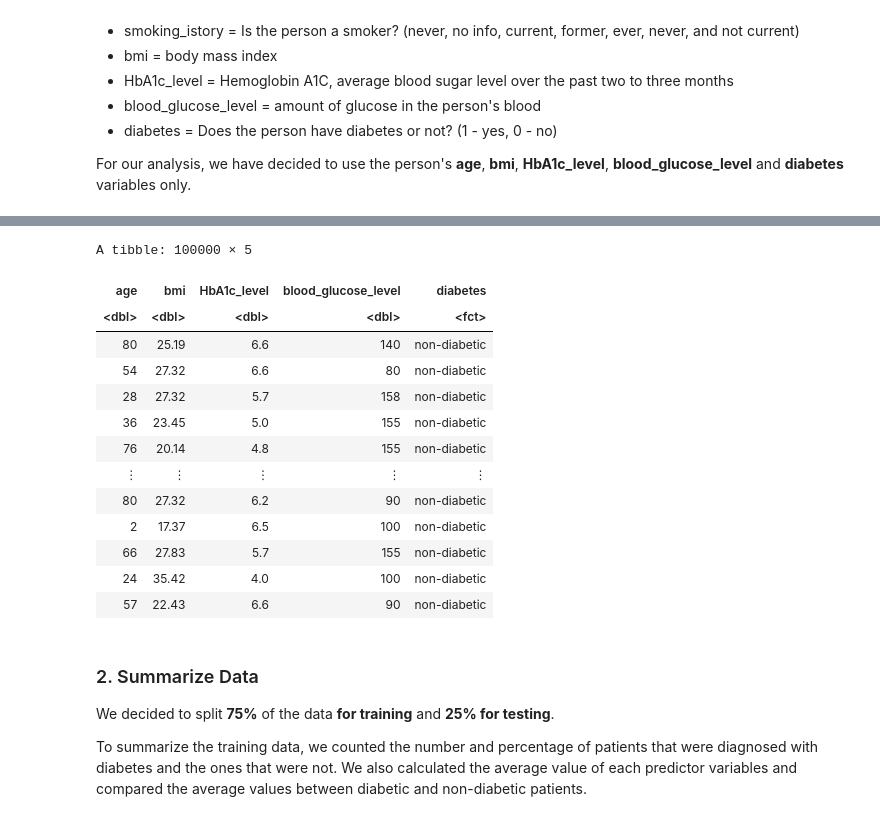
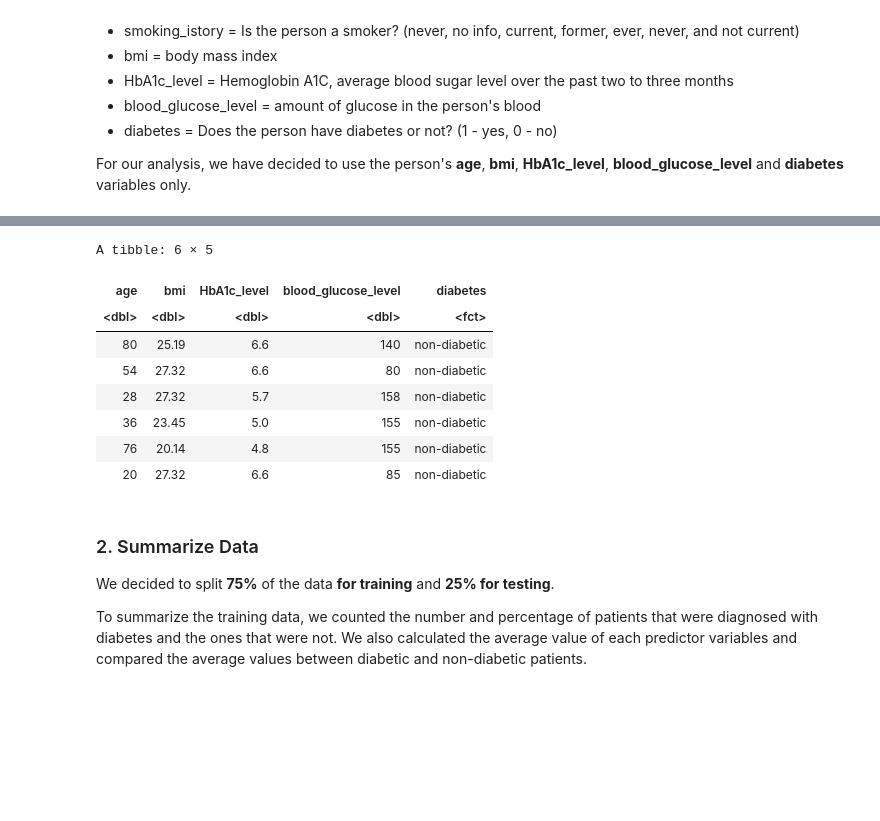
Before and after one commit to aikosumarno/dsci-100-2023w2-group-21, a Jupyter notebook: group_project_proposal.ipynb, the cells around one changed output, grey strips where cells are left out. Cells and saved outputs as stored; diff of their text form; code cells hidden in the pictures; blank space fills up the shorter version.

```diff
--- a/group_project_proposal.ipynb
+++ b/group_project_proposal.ipynb
@@ -83,22 +73,17 @@ A tibble: 100000 × 9
 # %%
 diabetes_tidy <- diabetes |>
                     select(-gender, - hypertension, -heart_disease, -smoking_history)
-diabetes_tidy
+head(diabetes_tidy)
 # %% [output]
-A tibble: 100000 × 5
+A tibble: 6 × 5
 | age | bmi | HbA1c_level | blood_glucose_level | diabetes |
 | <dbl> | <dbl> | <dbl> | <dbl> | <fct> |
 | 80 | 25.19 | 6.6 | 140 | non-diabetic |
 | 54 | 27.32 | 6.6 | 80 | non-diabetic |
 | 28 | 27.32 | 5.7 | 158 | non-diabetic |
 | 36 | 23.45 | 5.0 | 155 | non-diabetic |
 | 76 | 20.14 | 4.8 | 155 | non-diabetic |
-| ⋮ | ⋮ | ⋮ | ⋮ | ⋮ |
-| 80 | 27.32 | 6.2 | 90 | non-diabetic |
-| 2 | 17.37 | 6.5 | 100 | non-diabetic |
-| 66 | 27.83 | 5.7 | 155 | non-diabetic |
-| 24 | 35.42 | 4.0 | 100 | non-diabetic |
-| 57 | 22.43 | 6.6 | 90 | non-diabetic |
+| 20 | 27.32 | 6.6 | 85 | non-diabetic |
 # %% [markdown]
 ### 2. Summarize Data
 
```
Also changed, not shown: parts of 10 cells of this notebook.
